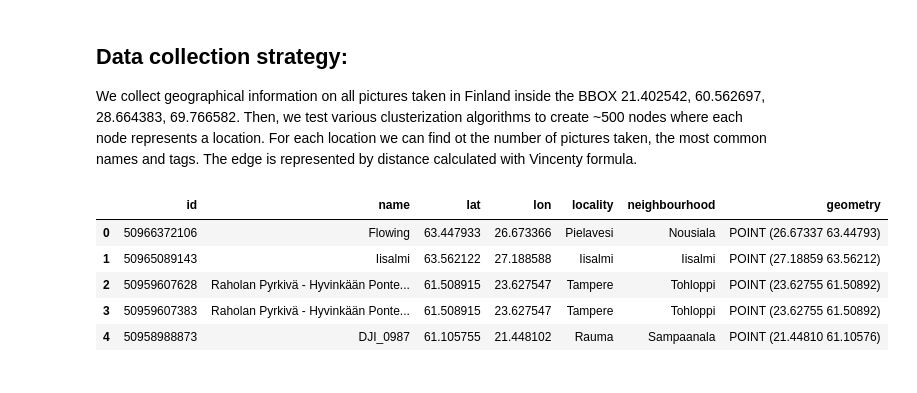
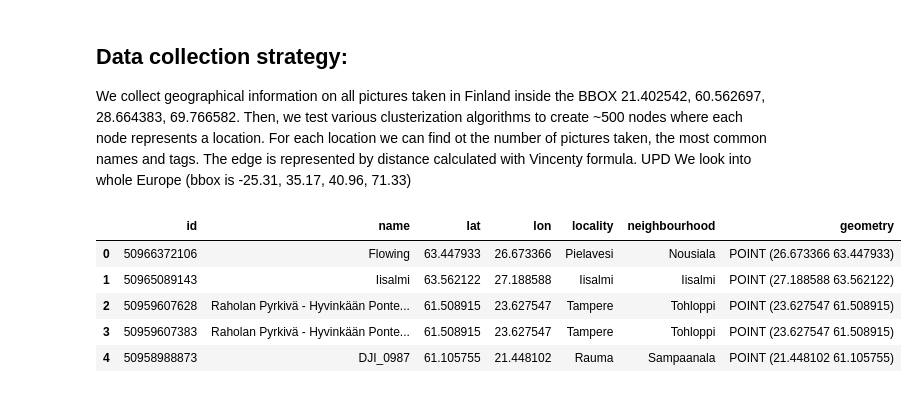
Before and after one commit to v-blazhko/complex-networks, a Jupyter notebook: collect_dataset.ipynb, the cells around one changed output. Drawn from its saved outputs; the diff is of its cells as text; code cells hidden in the pictures.

```diff
--- a/collect_dataset.ipynb
+++ b/collect_dataset.ipynb
@@ -73,6 +77,7 @@ We collect geographical information on all pictures taken in Finland inside the
 Then, we test various clusterization algorithms to create ~500 nodes where each node represents a location.
 For each location we can find ot the number of pictures taken, the most common names and tags.
 The edge is represented by distance calculated with Vincenty formula.
+UPD We look into whole Europe (bbox is -25.31, 35.17, 40.96, 71.33)
 # %%
 df = pd.DataFrame({'id': photo_ids,
                   'name': names,
@@ -85,15 +90,14 @@ df.to_csv('photoset.csv')
 # %%
-df_from_csv = pd.read_csv('photoset.csv', delimeter=',')
+df = pd.read_csv('photoset.csv')
+df.head()
+# %% [output]
+|  | id | name | lat | lon | locality | neighbourhood | geometry |
+| 0 | 50966372106 | Flowing | 63.447933 | 26.673366 | Pielavesi | Nousiala | POINT (26.673366 63.447933) |
+| 1 | 50965089143 | Iisalmi | 63.562122 | 27.188588 | Iisalmi | Iisalmi | POINT (27.188588 63.562122) |
+| 2 | 50959607628 | Raholan Pyrkivä - Hyvinkään Ponte... | 61.508915 | 23.627547 | Tampere | Tohloppi | POINT (23.627547 61.508915) |
+| 3 | 50959607383 | Raholan Pyrkivä - Hyvinkään Ponte... | 61.508915 | 23.627547 | Tampere | Tohloppi | POINT (23.627547 61.508915) |
+| 4 | 50958988873 | DJI_0987 | 61.105755 | 21.448102 | Rauma | Sampaanala | POINT (21.448102 61.105755) |
 # %%
 gdf = geopandas.GeoDataFrame(
     df, geometry=geopandas.points_from_xy(df.lon, df.lat))
-# %%
-gdf.head()
-# %% [output]
-|  | id | name | lat | lon | locality | neighbourhood | geometry |
-| 0 | 50966372106 | Flowing | 63.447933 | 26.673366 | Pielavesi | Nousiala | POINT (26.67337 63.44793) |
-| 1 | 50965089143 | Iisalmi | 63.562122 | 27.188588 | Iisalmi | Iisalmi | POINT (27.18859 63.56212) |
-| 2 | 50959607628 | Raholan Pyrkivä - Hyvinkään Ponte... | 61.508915 | 23.627547 | Tampere | Tohloppi | POINT (23.62755 61.50892) |
-| 3 | 50959607383 | Raholan Pyrkivä - Hyvinkään Ponte... | 61.508915 | 23.627547 | Tampere | Tohloppi | POINT (23.62755 61.50892) |
-| 4 | 50958988873 | DJI_0987 | 61.105755 | 21.448102 | Rauma | Sampaanala | POINT (21.44810 61.10576) |
 # %%
```
Also changed, not shown: parts of 9 cells of this notebook, 2 other files.
